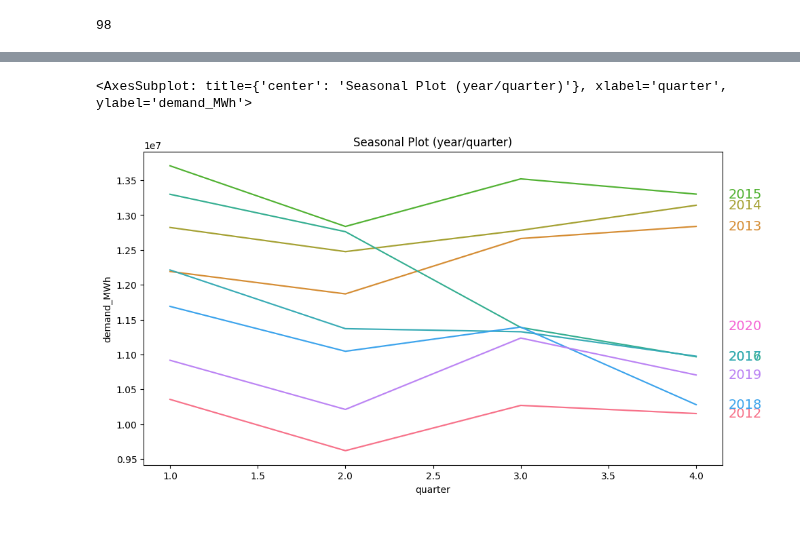
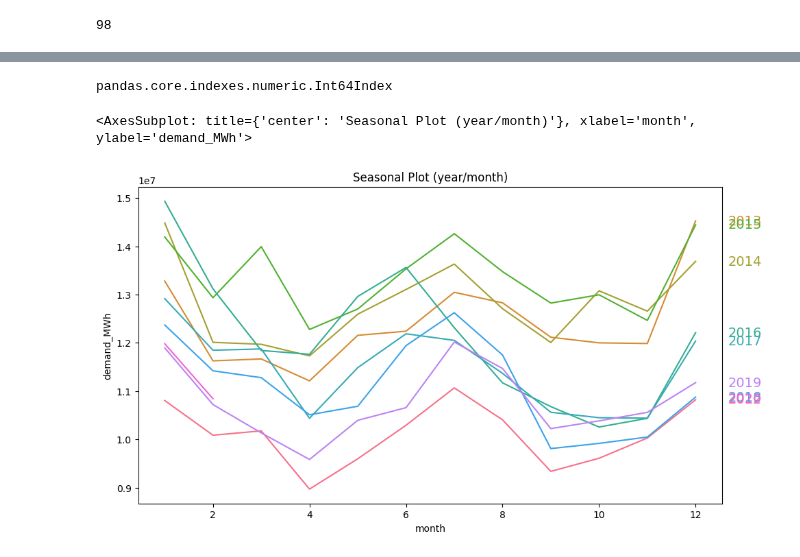
Before and after one commit to tomashbk/electric_energy_demand_argentina, a Jupyter notebook: ARMA.ipynb, the cells around one changed output, grey strips where cells are left out. Saved outputs shown, nothing was run; the diff lists cells and outputs as text; code cells hidden in the pictures; blank space fills up the shorter version.

```diff
--- a/ARMA.ipynb
+++ b/ARMA.ipynb
@@ -137,15 +189,42 @@ plt.show()
+# %%
+type(df_time_series.index.month)
+# %% [output]
+pandas.core.indexes.numeric.Int64Index
+# %%
+def four_months_period(data):
+    array_four_months_period = np.array([])
+    for i in data.month:
+        if i <= 4:
+            array_four_months_period = np.append(array_four_months_period, [1])
+        if i > 4 and i <= 8:
+            array_four_months_period = np.append(array_four_months_period, [2])
+        if i > 8 and i <= 12:
+            array_four_months_period = np.append(array_four_months_period, [3])
+    return array_four_months_period
+# %%
+def six_months_period(data):
+    array_six_months_period = np.array([])
+    for i in data.month:
+        if i <= 6:
+            array_six_months_period = np.append(array_six_months_period, [1])
+        if i > 6 and i <= 12:
+            array_six_months_period = np.append(array_six_months_period, [2])
+    return array_six_months_period
+# %%
+df_time_series['four_months_period'] = (four_months_period(df_time_series.index))
+df_time_series['six_months_period'] = (six_months_period(df_time_series.index))
 # %%
 # days within a week
 # X["day"] = X.index.dayofweek  # the x-axis (freq)
 # X["week"] = X.index.week  # the seasonal period (period)
 df_time_series["year"] = df_time_series.index.year  # the x-axis (freq)
-# df_time_series["month"] = df_time_series.index.month  # the seasonal period (period)
+df_time_series["month"] = df_time_series.index.month  # the seasonal period (period)
 df_time_series["quarter"] = df_time_series.index.quarter  # the seasonal period (period)
 
 # days within a year
 
 fig, ax = plt.subplots(figsize=(11, 6))
-utils.seasonal_plot(df_time_series, y="demand_MWh", period="year", freq="quarter", ax=ax)
+utils.seasonal_plot(df_time_series, y="demand_MWh", period="year", freq="month", ax=ax)
 # %% [output]
-<AxesSubplot: title={'center': 'Seasonal Plot (year/quarter)'}, xlabel='quarter', ylabel='demand_MWh'>
+<AxesSubplot: title={'center': 'Seasonal Plot (year/month)'}, xlabel='month', ylabel='demand_MWh'>
-[figure, old version]
+[figure, new version]
```
Also changed, not shown: parts of 15 cells of this notebook, 1 other file.
